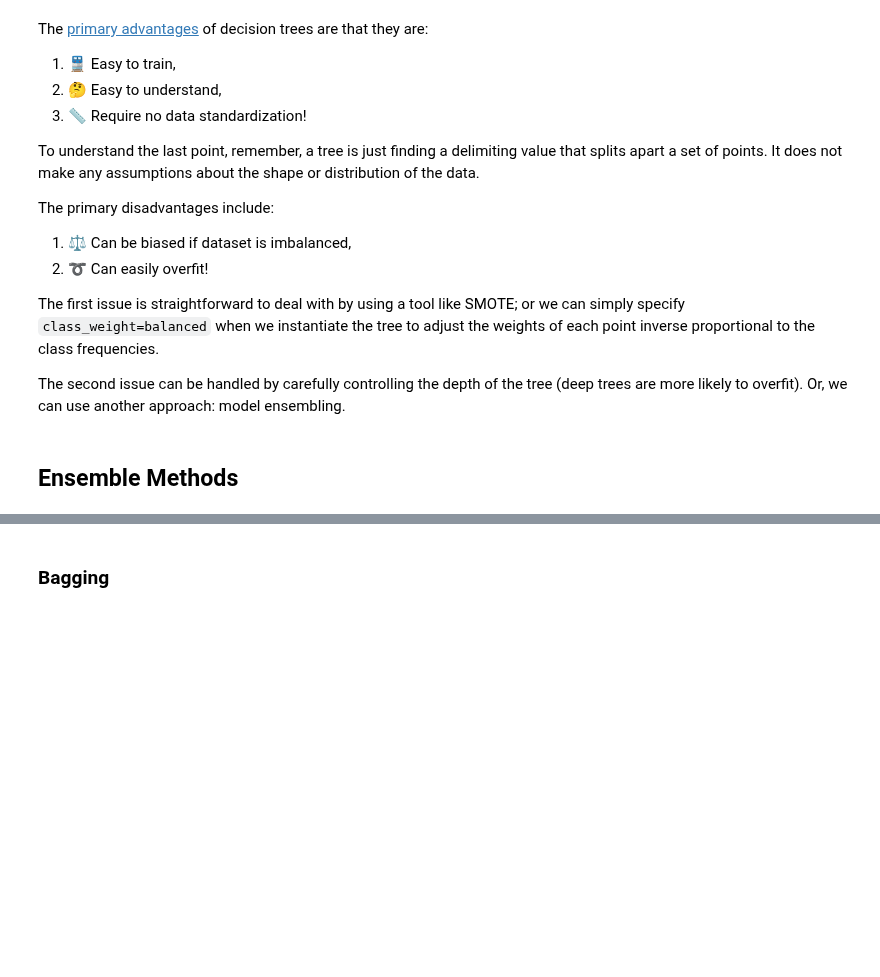
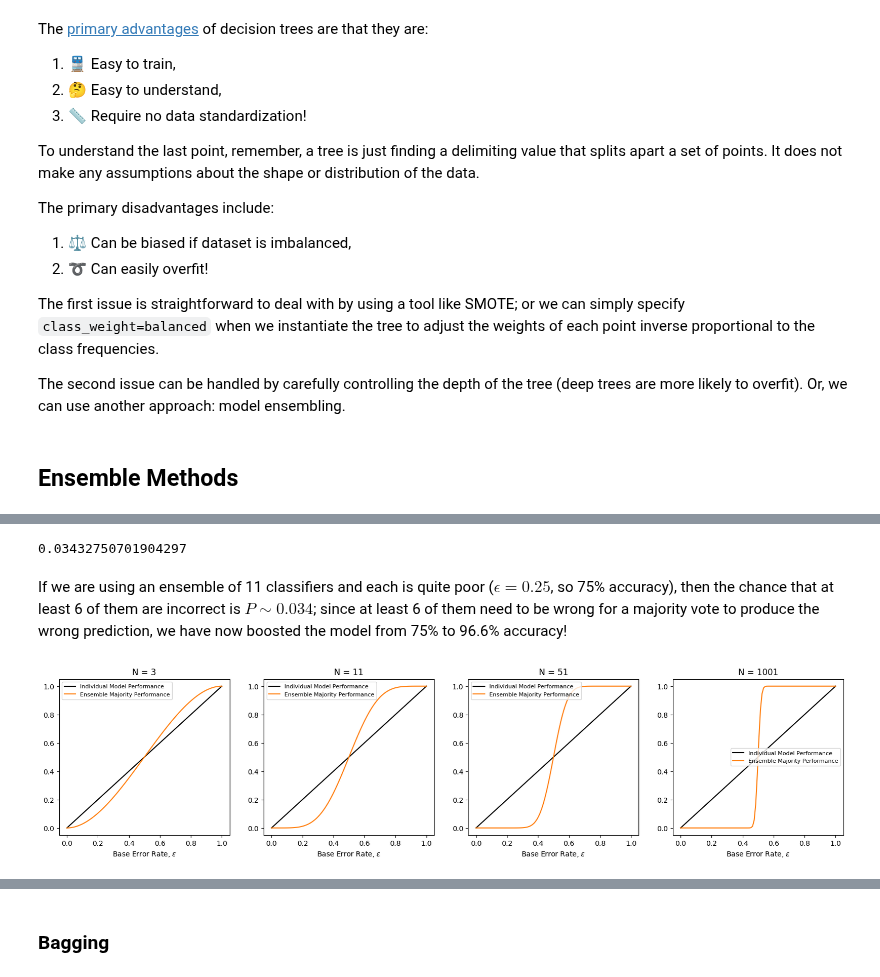
Before and after one commit to mahynski/chemometric-carpentry, a Jupyter notebook: notebooks/5_Machine_Learning_Models.ipynb, the cells around one changed output, grey strips where cells are left out. Drawn from its saved outputs; the diff is of its cells as text; code cells hidden in the pictures; blank space fills up the shorter version.

```diff
--- a/notebooks/5_Machine_Learning_Models.ipynb
+++ b/notebooks/5_Machine_Learning_Models.ipynb
@@ -357,0 +376,25 @@ The second issue can be handled by carefully controlling the depth of the tree (
+# %%
+from scipy.special import comb
+import numpy as np
+def ensemble_error(n, eps):
+    """Based on Raschka & Mirjalili."""
+    k0 = int(np.ceil(n / 2.0))
+    p = [comb(n, k)*(eps**k)*(1.0-eps)**(n-k) for k in range(k0, n+1)]
+    return sum(p)
+# %%
+ensemble_error(11, 0.25)
+# %% [output]
+0.03432750701904297
+# %% [markdown]
+If we are using an ensemble of 11 classifiers and each is quite poor ($\epsilon = 0.25$, so 75% accuracy), then the chance that at least 6 of them are incorrect is $P \sim 0.034$; since at least 6 of them need to be wrong for a majority vote to produce the wrong prediction, we have now boosted the model from 75% to 96.6% accuracy!
+# %%
+fig, axes = plt.subplots(nrows=1, ncols=4, figsize=(20,4))
+for ax, n in zip(axes.ravel(), [3, 11, 51, 1001]):
+    eps = np.linspace(0, 1.0, 100)
+    ax.plot(eps, eps, 'k', label='Individual Model Performance')
+    ax.plot(eps, [ensemble_error(n=n, eps=e) for e in eps], color='C1', label='Ensemble Majority Performance')
+    ax.legend(loc='best', fontsize=8)
+    ax.set_xlabel('Base Error Rate, '+'$\epsilon$')
+    ax.set_title(f'N = {n}')
+# %% [output]
+[figure, added]
```
Also changed, not shown: parts of 13 cells of this notebook.
